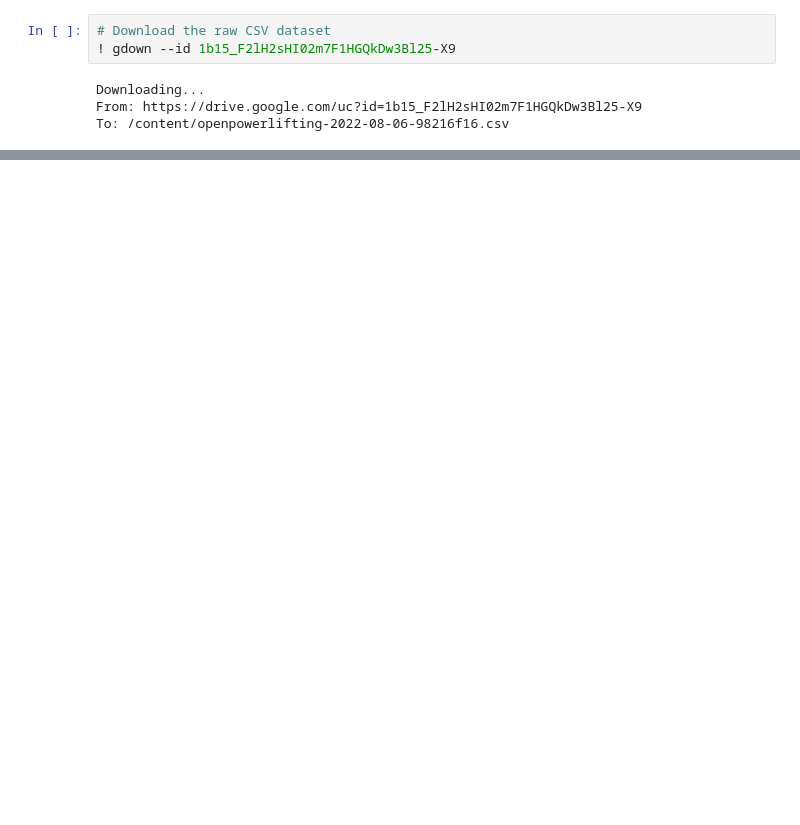
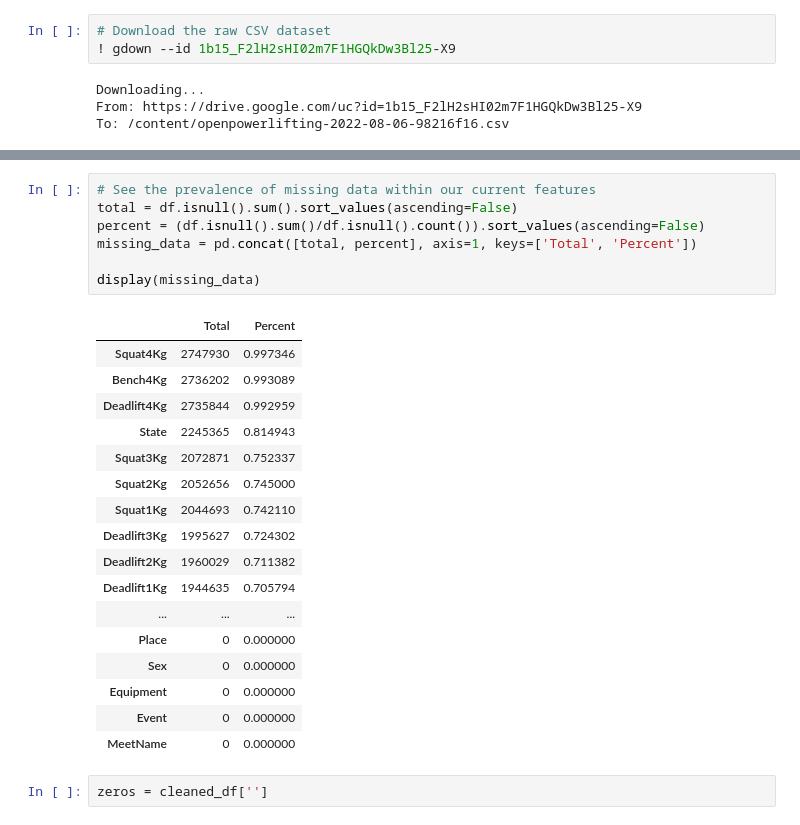
Before and after one commit to kim-jason/PowerliftingDataset, a Jupyter notebook: Powerlifting_Data_Science_Project.ipynb, the cells around one changed output, grey strips where cells are left out. Drawn from its saved outputs; the diff is of its cells as text; blank space fills up the shorter version.

```diff
--- a/Powerlifting_Data_Science_Project.ipynb
+++ b/Powerlifting_Data_Science_Project.ipynb
@@ -78,0 +123,27 @@ adlskfjafksdj
+# %%
+# See the prevalence of missing data within our current features
+total = df.isnull().sum().sort_values(ascending=False)
+percent = (df.isnull().sum()/df.isnull().count()).sort_values(ascending=False)
+missing_data = pd.concat([total, percent], axis=1, keys=['Total', 'Percent'])
+
+display(missing_data)
+# %% [output]
+|  | Total | Percent |
+| Squat4Kg | 2747930 | 0.997346 |
+| Bench4Kg | 2736202 | 0.993089 |
+| Deadlift4Kg | 2735844 | 0.992959 |
+| State | 2245365 | 0.814943 |
+| Squat3Kg | 2072871 | 0.752337 |
+| Squat2Kg | 2052656 | 0.745000 |
+| Squat1Kg | 2044693 | 0.742110 |
+| Deadlift3Kg | 1995627 | 0.724302 |
+| Deadlift2Kg | 1960029 | 0.711382 |
+| Deadlift1Kg | 1944635 | 0.705794 |
+| ... | ... | ... |
+| Place | 0 | 0.000000 |
+| Sex | 0 | 0.000000 |
+| Equipment | 0 | 0.000000 |
+| Event | 0 | 0.000000 |
+| MeetName | 0 | 0.000000 |
+# %%
+zeros = cleaned_df['']
```
Also changed, not shown: parts of 18 cells of this notebook.
